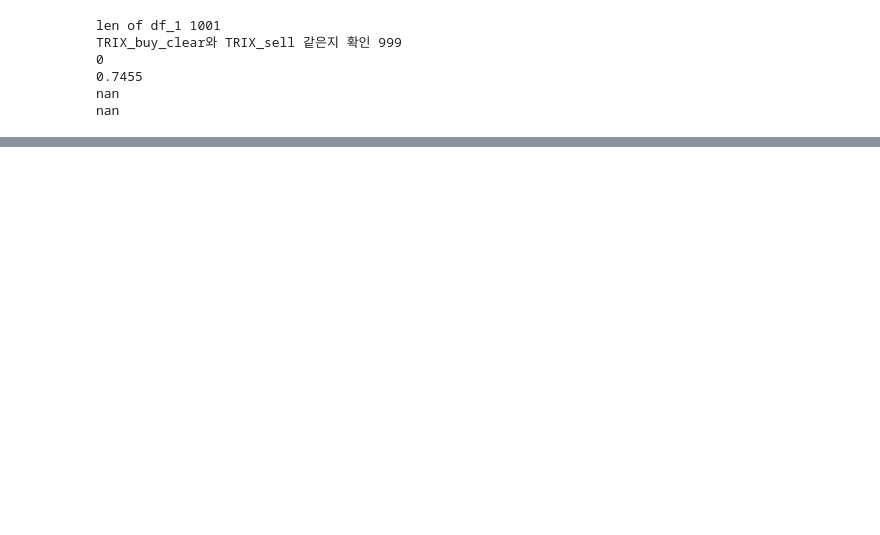
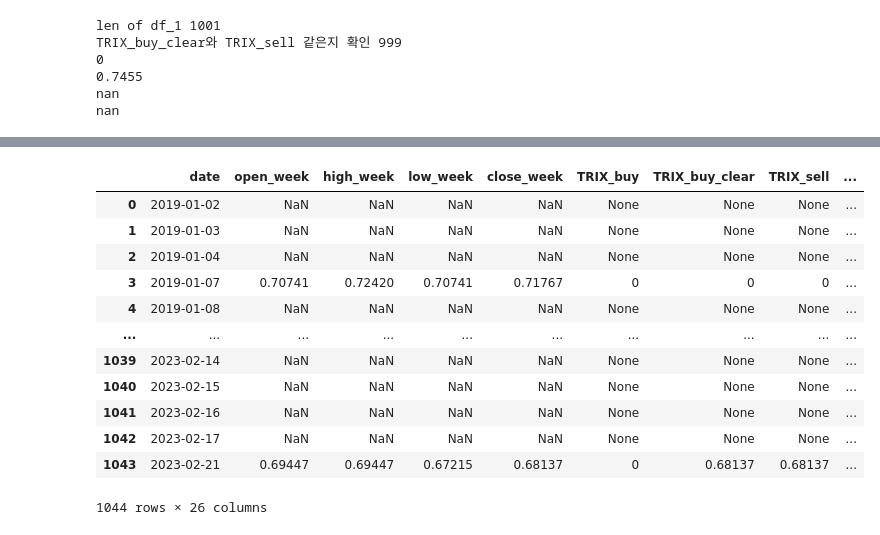
Before and after one commit to DoSungjin/JPX, a Jupyter notebook: BASELINE/baseline.ipynb, the cells around one changed output, grey strips where cells are left out. Saved outputs shown, nothing was run; the diff lists cells and outputs as text; code cells hidden in the pictures; blank space fills up the shorter version.

```diff
--- a/BASELINE/baseline.ipynb
+++ b/BASELINE/baseline.ipynb
@@ -276,10 +276,10 @@ df_21 = df_21.rename(columns={'일자': 'date',
                     '고가': 'high',
                     '저가': 'low',
                     '종가': 'close',
-                    'TRIX 기준선 매수': 'TRIX_buy',
-                    '매수청산': 'TRIX_buy_clear',
-                    '매도': 'TRIX_sell',
-                    '매도청산': 'TRIX_sell_clear'})
+                    'TRIX 기준선 매수': 'TRIX_buy_day',
+                    '매수청산': 'TRIX_buy_clear_day',
+                    '매도': 'TRIX_sell_day',
+                    '매도청산': 'TRIX_sell_clear_day'})
 
 # 각 데이터프레임의 date 컬럼을 datetime으로 변경
 df_11['date'] = pd.to_datetime(df_11['date'])
@@ -362,0 +327,37 @@ df_1
+# %%
+# df_1 columns rename
+df_1 = df_1.rename(columns={'open': 'open_week',
+                    'high': 'high_week',
+                    'low': 'low_week',
+                    'close': 'close_week'})
+# %%
+from sklearn.utils import resample
+# df_1을 일별 기준 단위로 resample (Day = D, Month = M, Year = Y, Week = W)
+df_1 = df_1.set_index('date')
+df_1_day = df_1.resample('D').last()
+df_1_day
+
+# df_21 데이터프레임에서 date 컬럼을 index로 변경
+df_21 = df_21.set_index('date')
+# df_21 2019-01-01 ~ 2023-02-21까지의 데이터만 추출
+df_21=df_21['2019-01-01':'2023-02-21']
+
+# df_all 데이터프레임 생성
+# df_1_day = df_1_day.reset_index()
+df_21 = df_21.reset_index()
+df_all = pd.merge(df_1_day, df_21, how='inner', on=['date'])
+df_all
+# %% [output]
+|  | date | open_week | high_week | low_week | close_week | TRIX_buy | TRIX_buy_clear | TRIX_sell | ... |
+| 0 | 2019-01-02 | NaN | NaN | NaN | NaN | None | None | None | ... |
+| 1 | 2019-01-03 | NaN | NaN | NaN | NaN | None | None | None | ... |
+| 2 | 2019-01-04 | NaN | NaN | NaN | NaN | None | None | None | ... |
+| 3 | 2019-01-07 | 0.70741 | 0.72420 | 0.70741 | 0.71767 | 0 | 0 | 0 | ... |
+| 4 | 2019-01-08 | NaN | NaN | NaN | NaN | None | None | None | ... |
+| ... | ... | ... | ... | ... | ... | ... | ... | ... | ... |
+| 1039 | 2023-02-14 | NaN | NaN | NaN | NaN | None | None | None | ... |
+| 1040 | 2023-02-15 | NaN | NaN | NaN | NaN | None | None | None | ... |
+| 1041 | 2023-02-16 | NaN | NaN | NaN | NaN | None | None | None | ... |
+| 1042 | 2023-02-17 | NaN | NaN | NaN | NaN | None | None | None | ... |
+| 1043 | 2023-02-21 | 0.69447 | 0.69447 | 0.67215 | 0.68137 | 0 | 0.68137 | 0.68137 | ... |
+1044 rows × 26 columns
```
Also changed, not shown: parts of 8 cells of this notebook, 9 other files.
